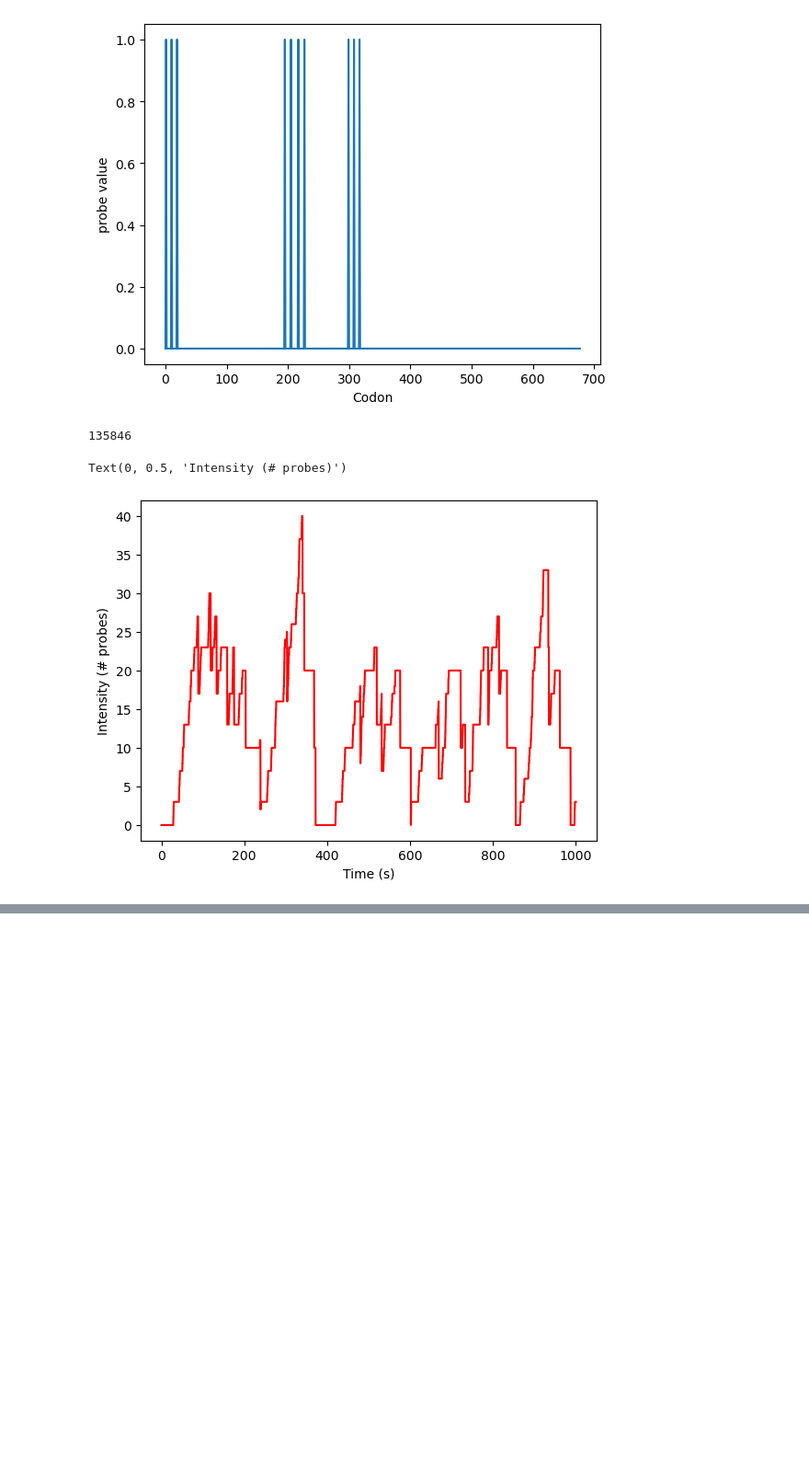
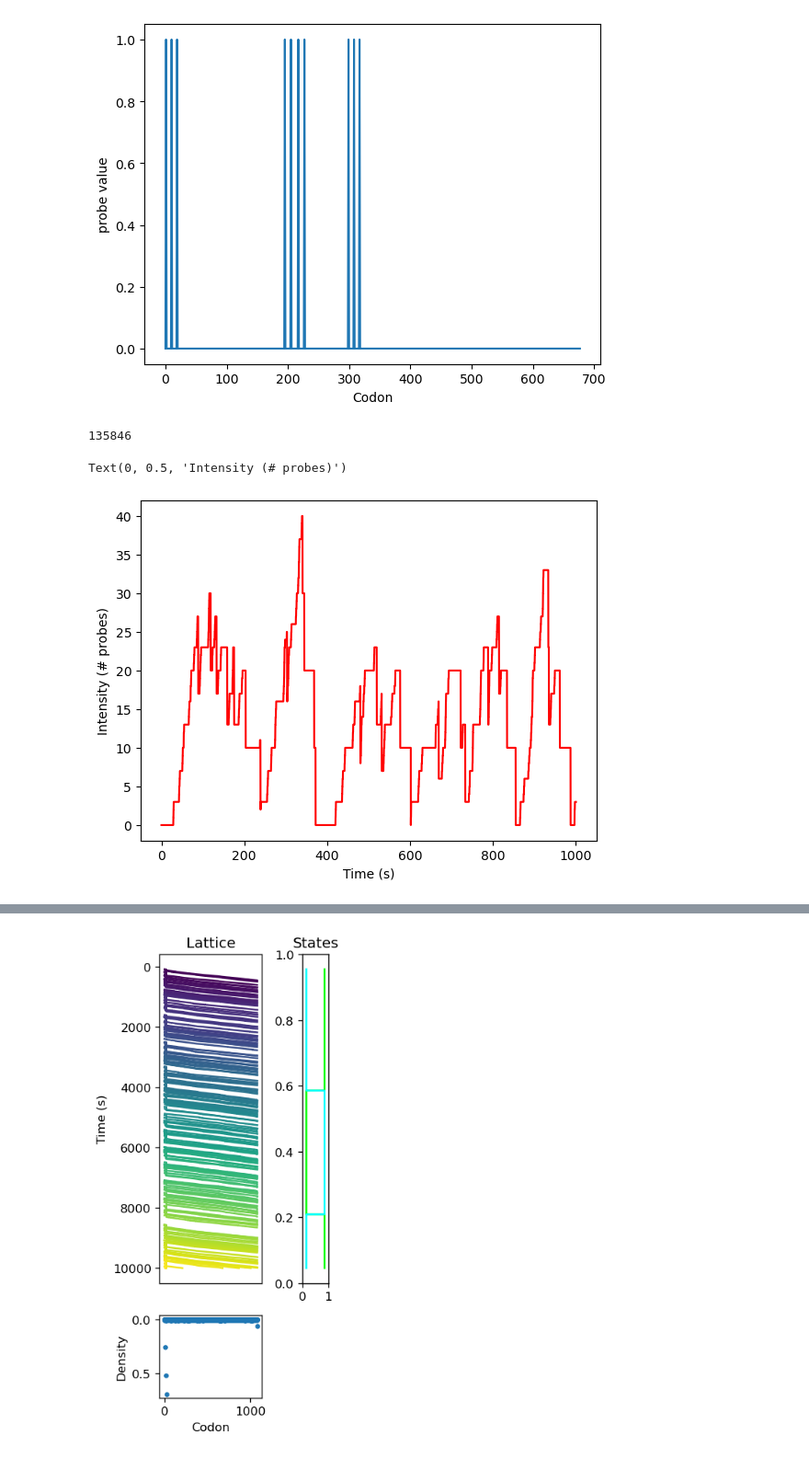
Before and after one commit to MunskyGroup/rSNAPsim, a Jupyter notebook: rsnapsim/interactive_notebooks/Example_Usage.ipynb, the cells around one changed output, grey strips where cells are left out. Shown at 92% size. Saved outputs shown, nothing was run; the diff lists cells and outputs as text; code cells hidden in the pictures; blank space fills up the shorter version.

```diff
--- a/rsnapsim/interactive_notebooks/Example_Usage.ipynb
+++ b/rsnapsim/interactive_notebooks/Example_Usage.ipynb
@@ -382,0 +509,40 @@ Text(0, 0.5, 'Intensity (# probes)')
+# %%
+
+fig = plt.figure(tight_layout=True, dpi=120, figsize=(3,6))
+gs = gridspec.GridSpec(2, 2, width_ratios=(4,1), height_ratios=(4, 1),)
+kym = fig.add_subplot(gs[0,0])
+intense = fig.add_subplot(gs[0, 1])
+profile = fig.add_subplot(gs[1,0])
+states = fig.add_subplot(gs[0,1])
+
+un = len(np.unique(soln.ribosome_array[0][:,:,0]))
+for i in np.unique(soln.ribosome_array[0][:,:,0]):
+    if i != 0:
+        rib_traj = soln.ribosome_array[0][soln.ribosome_array[0][:,:,0]==i]
+        kym.plot( rib_traj[:,3], np.where(soln.ribosome_array[0][:,:,0]==i)[0], color=cm.viridis(i/un))
+
+kym.set_ylabel('Time (s)')
+kym.invert_yaxis()
+kym.set_title('Lattice')
+kym.set_xticks([])
+
+#intense.plot(soln.I[0], soln.t)
+#intense.invert_yaxis()
+#intense.set_yticks([])
+#intense.set_xlabel('I')
+
+states.plot(soln.state_array[0][:,0], soln.t, color='#00FF00')
+states.plot(soln.state_array[0][:,1], soln.t, color='#00FFFF')
+states.set_xlim([-.2,1.2])
+states.invert_yaxis()
+states.set_yticks([])
+states.set_xticks([])
+states.set_title('States')
+
+
+profile.plot(np.mean(soln.lattice_arr[0],axis=0),'.')
+profile.set_ylabel('Density')
+profile.set_xlabel('Codon')
+profile.invert_yaxis()
+# %% [output]
+[figure, added]
```
Also changed, not shown: parts of 16 cells of this notebook, 2 other files.
